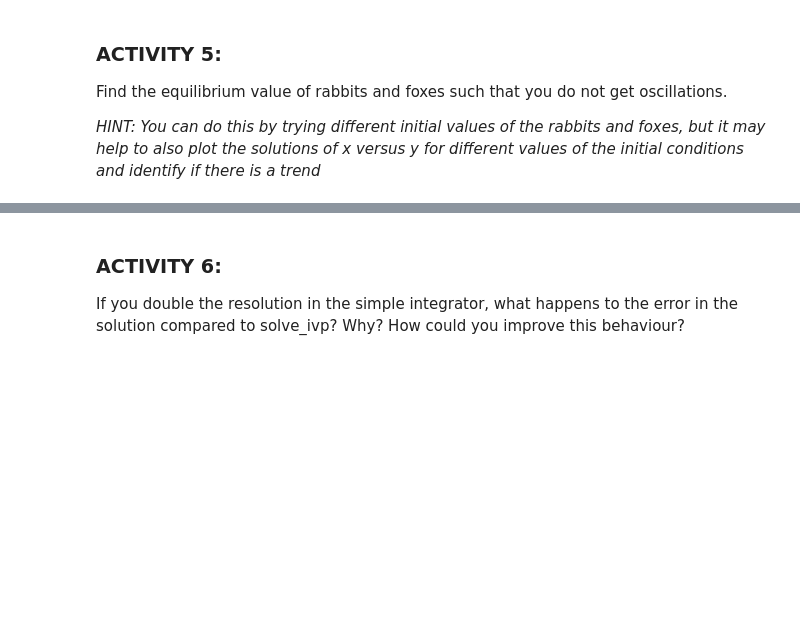
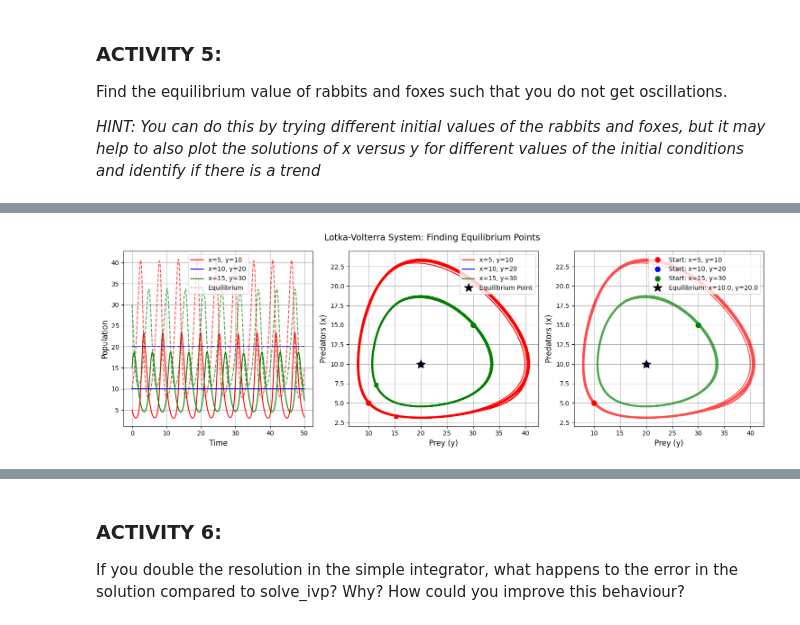
Before and after one commit to TAzadd/TopicsInSciComp, a Jupyter notebook: Notebooks/Week3_LabExercises_0.ipynb, the cells around one changed output, grey strips where cells are left out. Saved outputs shown, nothing was run; the diff lists cells and outputs as text; code cells hidden in the pictures; blank space fills up the shorter version.

```diff
--- a/Notebooks/Week3_LabExercises_0.ipynb
+++ b/Notebooks/Week3_LabExercises_0.ipynb
@@ -435,3 +559,12 @@ plt.legend(loc='best');
 Find the equilibrium value of rabbits and foxes such that you do not get oscillations.
 
 _HINT: You can do this by trying different initial values of the rabbits and foxes, but it may help to also plot the solutions of x versus y for different values of the initial conditions and identify if there is a trend_
+# %%
+params = (1.0, 0.1, 1.5, 0.075)
+a, b, c, d = params
+
+# equilibriums: (x, y) = (0, 0) and (x, y) = (a/b, c/d)
+x_eq = a / b  # predators at equilibrium
+y_eq = c / d  # prey at equilibrium
+
+print(f"Equilibrium point: x = {x_eq:.2f} (predators), y = {y_eq:.2f} (prey)")
@@ -437,0 +573,80 @@ _HINT: You can do this by trying different initial values of the rabbits and fox
+# %%
+initial_conditions = [
+    [5, 10],   # Below equilibrium
+    [10, 20],  # AT EQUILIBRIUM - no oscillations!
+    [15, 30],  # Above equilibrium
+]
+# %%
+plt.figure(figsize=(15, 5))
+
+# Plot 1: Population vs Time
+plt.subplot(1, 3, 1)
+plt.grid()
+plt.xlabel("Time", fontsize=12)
+plt.ylabel("Population", fontsize=12)
+
+# Plot 2: Phase Portrait (x vs y)
+plt.subplot(1, 3, 2)
+plt.grid()
+plt.xlabel("Prey (y)", fontsize=12)
+plt.ylabel("Predators (x)", fontsize=12)
+
+# Plot 3: Individual trajectories to show convergence
+plt.subplot(1, 3, 3)
+plt.grid()
+plt.xlabel("Prey (y)", fontsize=12)
+plt.ylabel("Predators (x)", fontsize=12)
+
+colors = ['red', 'blue', 'green', 'orange', 'purple']
+
+for i, (x0, y0) in enumerate(initial_conditions):
+    y0_vec = np.array([x0, y0])
+
+    # Solve the system
+    solution = solve_ivp(calculate_lotka_volterra_dydt, [0, max_time], y0_vec,
+                        method='RK45', t_eval=t_solution, args=params)
+
+    # Plot population vs time
+    plt.subplot(1, 3, 1)
+    plt.plot(solution.t, solution.y[0], color=colors[i], linestyle='-',
+             label=f"x={x0}, y={y0}" if i < 3 else "")
+    plt.plot(solution.t, solution.y[1], color=colors[i], linestyle='--',
+             alpha=0.7)
+
+    # Plot phase portrait
+    plt.subplot(1, 3, 2)
+    plt.plot(solution.y[1], solution.y[0], color=colors[i],
+             label=f"x={x0}, y={y0}")
+    plt.plot(y0, x0, 'o', color=colors[i], markersize=8)  # Start point
+    plt.plot(solution.y[1][-1], solution.y[0][-1], 's', color=colors[i], markersize=6)  # End point
+
+    # Plot individual trajectory to show convergence
+    plt.subplot(1, 3, 3)
+    plt.plot(solution.y[1], solution.y[0], color=colors[i], alpha=0.7)
+    plt.plot(y0, x0, 'o', color=colors[i], markersize=8, label=f"Start: x={x0}, y={y0}")
+
+# Mark the equilibrium point on all plots
+equilibrium_x = 1.0/0.1    # a/b
+equilibrium_y = 1.5/0.075  # c/d
+
+plt.subplot(1, 3, 1)
+plt.axhline(y=equilibrium_x, color='black', linestyle=':', alpha=0.5, label='Equilibrium')
+plt.axhline(y=equilibrium_y, color='black', linestyle=':', alpha=0.5)
+plt.legend()
+
+plt.subplot(1, 3, 2)
+plt.plot(equilibrium_y, equilibrium_x, 'k*', markersize=15, label='Equilibrium Point')
+plt.legend()
+
+plt.subplot(1, 3, 3)
+plt.plot(equilibrium_y, equilibrium_x, 'k*', markersize=15, label=f'Equilibrium: x={equilibrium_x}, y={equilibrium_y}')
+plt.legend()
+
+plt.suptitle("Lotka-Volterra System: Finding Equilibrium Points", fontsize=14)
+plt.tight_layout()
+plt.show()
+
+# Special focus on the equilibrium case
+print(f"Analytical equilibrium point: predators (x) = {equilibrium_x}, prey (y) = {equilibrium_y}")
+# %% [output]
+[figure, added]
```
Also changed, not shown: parts of 11 cells of this notebook.
